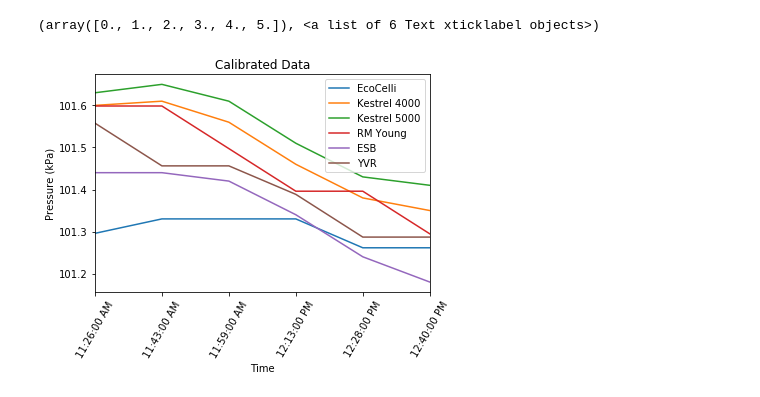
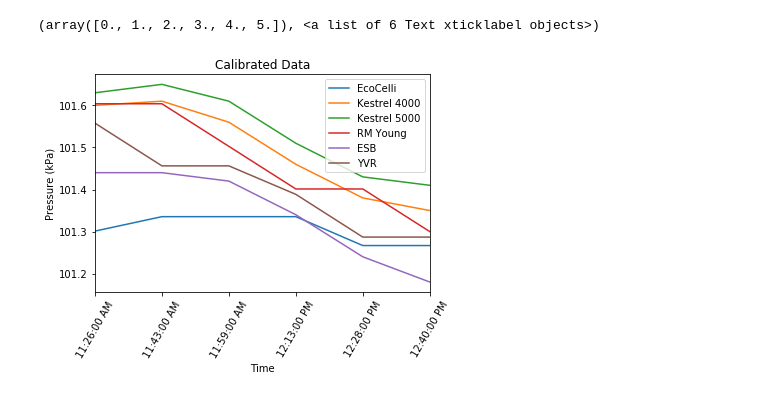
Before and after one commit to Pearl-Ayem/a303_course_work, a Jupyter notebook: Lab 5/Barometry .ipynb, the cells around one changed output. Drawn from its saved outputs; the diff is of its cells as text; code cells hidden in the pictures.

```diff
--- a/Lab 5/Barometry .ipynb
+++ b/Lab 5/Barometry .ipynb
@@ -82,13 +71,15 @@ plt.xticks(rotation=60)
 # %%
-df['ec'] = gravity_cor(LAT,Hp,MEAN_HEIGHT,df.ec)
+df['ec'] = gravity_cor(UBC_LAT,Hp,MEAN_HEIGHT,df.ec)
 df['ec']=df['ec'].apply(sea_level_reduction)
+df['rmy']=df['rmy'].apply(sea_level_reduction)
+
 df_cal=df.copy()
-ax = df.plot(x='time')
+ax = df_cal.plot(x='time')
 ax.set_title('Calibrated Data')
 ax.set_xlabel('Time')
 ax.set_ylabel('Pressure (kPa)')
 ax.legend(['EcoCelli','Kestrel 4000','Kestrel 5000','RM Young','ESB','YVR'])
 plt.xticks(rotation=60)
 # %% [output]
 (array([0., 1., 2., 3., 4., 5.]), <a list of 6 Text xticklabel objects>)
-[figure, old version]
+[figure, new version]
```
Also changed, not shown: parts of 24 cells of this notebook, 4 other files.
